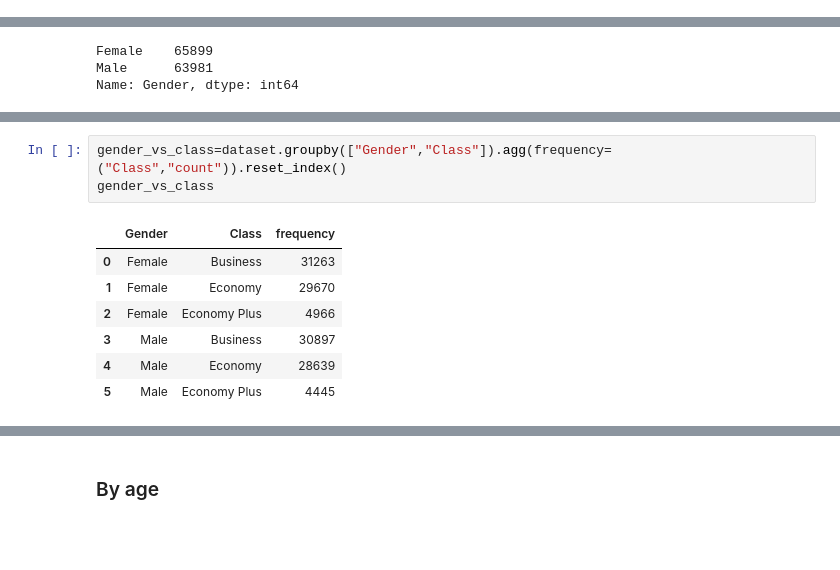
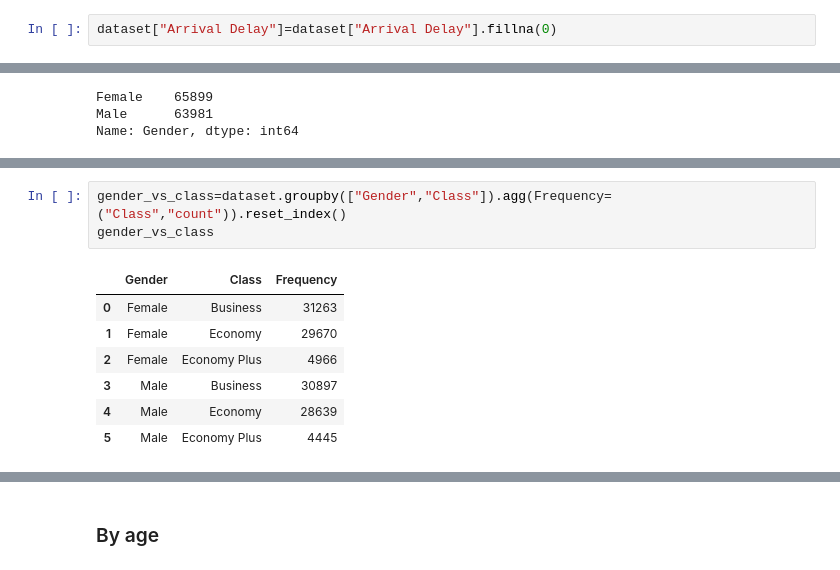
Before and after one commit to ehetshamshaukat/Airline-Passenger-Satisfaction, a Jupyter notebook: airline-passenger-satisfaction.ipynb, the cells around one changed output, grey strips where cells are left out. Drawn from its saved outputs; the diff is of its cells as text; blank space fills up the shorter version.

```diff
--- a/airline-passenger-satisfaction.ipynb
+++ b/airline-passenger-satisfaction.ipynb
@@ -108,3 +134,5 @@ Text(0.5, 1.0, 'Corelation between features')
+# %%
+dataset["Arrival Delay"]=dataset["Arrival Delay"].fillna(0)
 # %%
 dataset.isna().sum()
 # %% [output]
@@ -160,8 +200,8 @@ offline.iplot(fig)
 # %%
-gender_vs_class=dataset.groupby(["Gender","Class"]).agg(frequency=("Class","count")).reset_index()
+gender_vs_class=dataset.groupby(["Gender","Class"]).agg(Frequency=("Class","count")).reset_index()
 gender_vs_class
 # %% [output]
-|  | Gender | Class | frequency |
+|  | Gender | Class | Frequency |
 | 0 | Female | Business | 31263 |
 | 1 | Female | Economy | 29670 |
 | 2 | Female | Economy Plus | 4966 |
```
Also changed, not shown: parts of 39 cells of this notebook.
